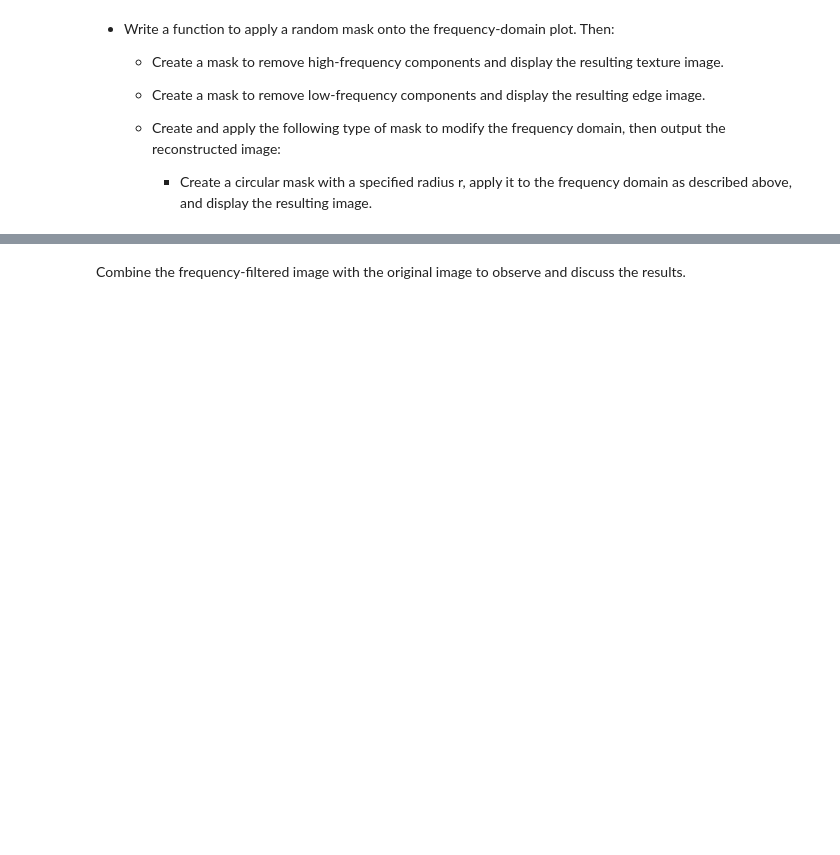
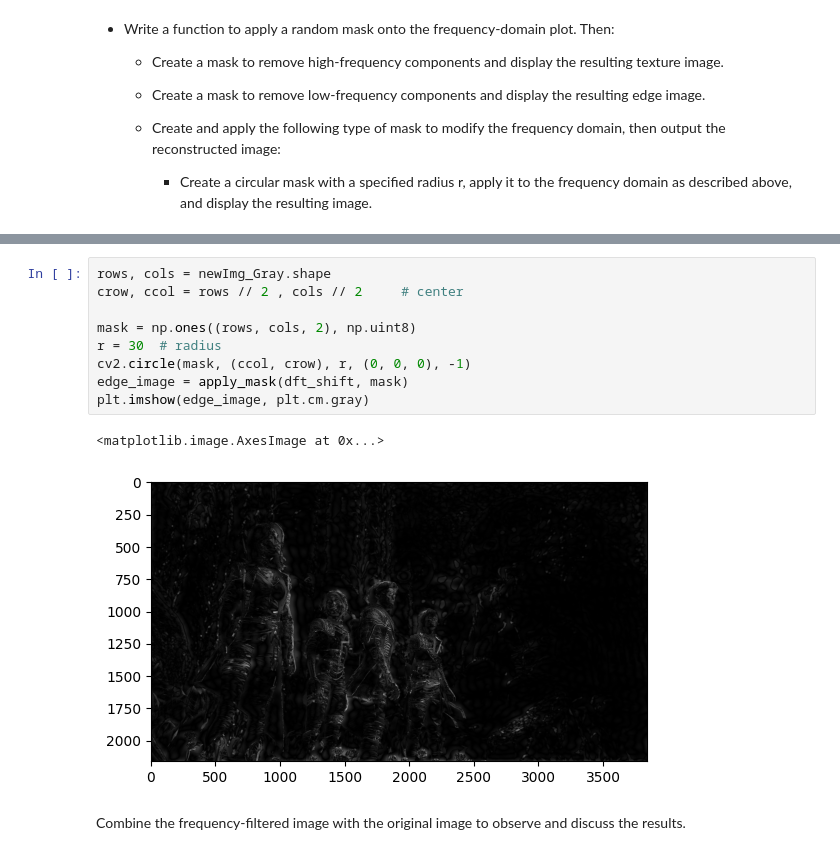
Before and after one commit to tano-dev/Image-Processing-and-Analysis_MTH10317, a Jupyter notebook: Week 6/23110163_NguyenVanPhucHuy_LAB05.ipynb, the cells around one changed output, grey strips where cells are left out. Cells and saved outputs as stored; diff of their text form; blank space fills up the shorter version.

```diff
--- a/Week 6/23110163_NguyenVanPhucHuy_LAB05.ipynb
+++ b/Week 6/23110163_NguyenVanPhucHuy_LAB05.ipynb
@@ -238,3 +248,15 @@ plt.imshow(circular_image, cmap='gray')
+# %%
+rows, cols = newImg_Gray.shape
+crow, ccol = rows // 2 , cols // 2     # center
+
+mask = np.ones((rows, cols, 2), np.uint8)
+r = 30  # radius
+cv2.circle(mask, (ccol, crow), r, (0, 0, 0), -1)
+edge_image = apply_mask(dft_shift, mask)
+plt.imshow(edge_image, plt.cm.gray)
+# %% [output]
+<matplotlib.image.AxesImage at 0x...>
+[figure, added]
 # %% [markdown]
 Combine the frequency-filtered image with the original image to observe and discuss the results.
 # %%
```
Also changed, not shown: parts of 13 cells of this notebook.
